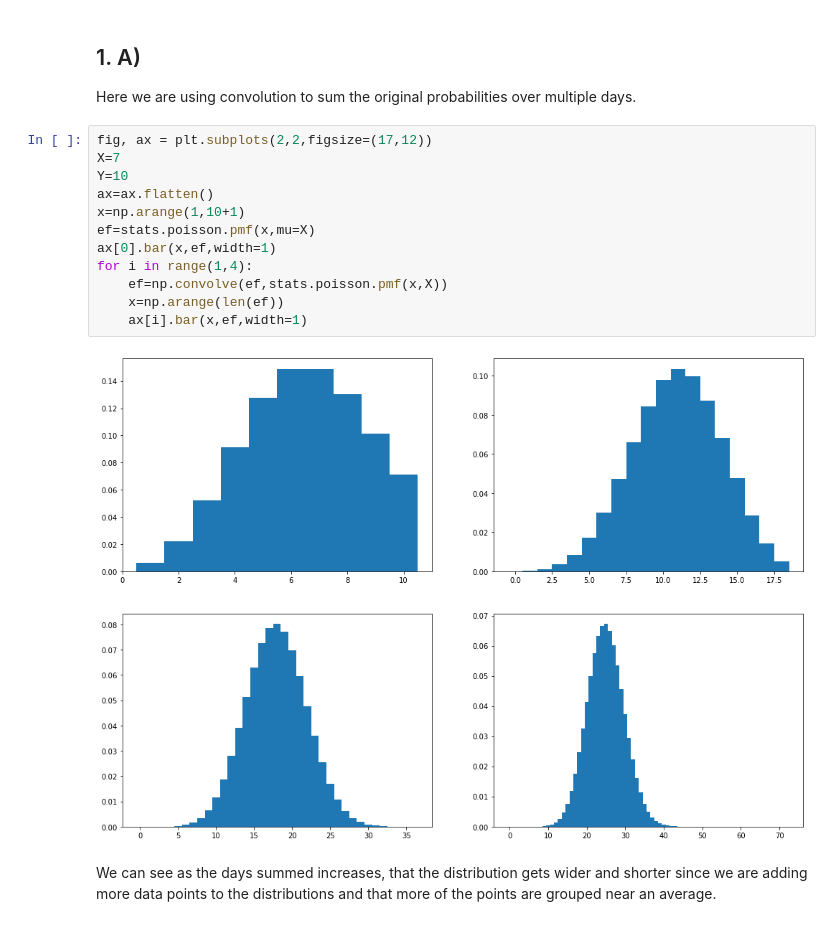
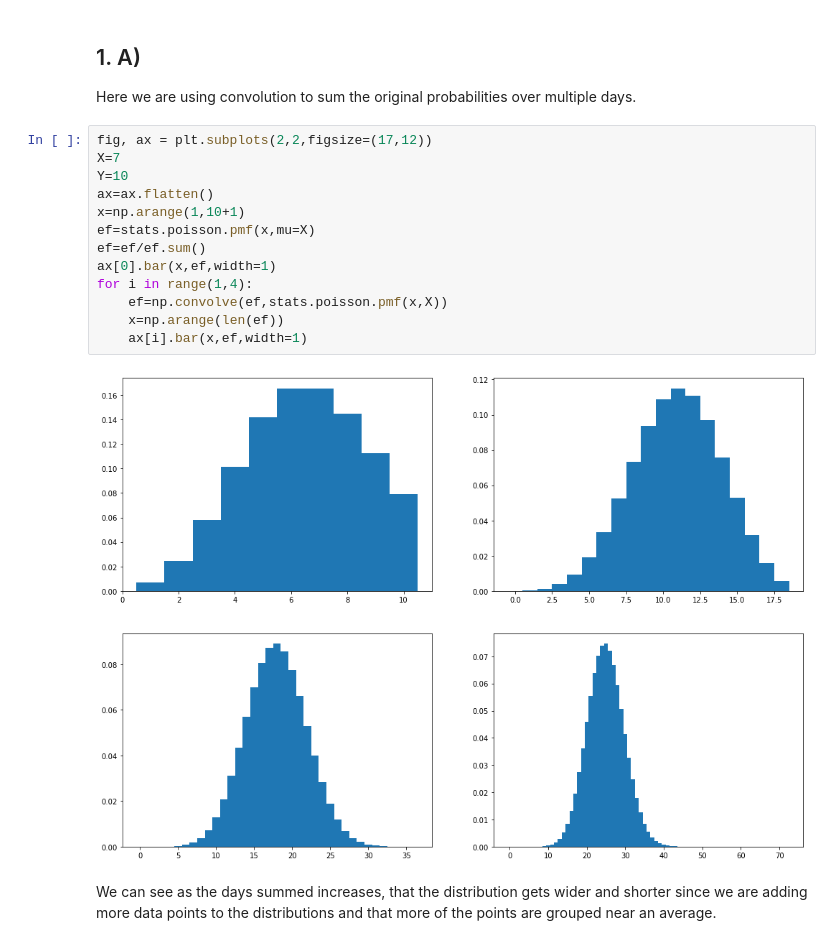
Before and after one commit to maria8ch/Phys434_BigData, a Jupyter notebook: lab2_Berres.ipynb, the cells around one changed output. Drawn from its saved outputs; the diff is of its cells as text.

Commit message:
updated lab 2 added more words (for review)
need to label my plots, but basically almost done

```diff
--- a/lab2_Berres.ipynb
+++ b/lab2_Berres.ipynb
@@ -33,17 +35,18 @@ Here we are using convolution to sum the original probabilities over multiple da
 # %%
 fig, ax = plt.subplots(2,2,figsize=(17,12))
 X=7
 Y=10
 ax=ax.flatten()
 x=np.arange(1,10+1)
 ef=stats.poisson.pmf(x,mu=X)
+ef=ef/ef.sum()
 ax[0].bar(x,ef,width=1)
 for i in range(1,4):
     ef=np.convolve(ef,stats.poisson.pmf(x,X))
     x=np.arange(len(ef))
     ax[i].bar(x,ef,width=1)
 # %% [output]
-[figure, old version]
+[figure, new version]
 # %% [markdown]
 We can see as the days summed increases, that the distribution gets wider and shorter since we are adding more data points to the distributions and that more of the points are grouped near an average.
 # %% [markdown]
```
Also changed, not shown: parts of 19 cells of this notebook.
